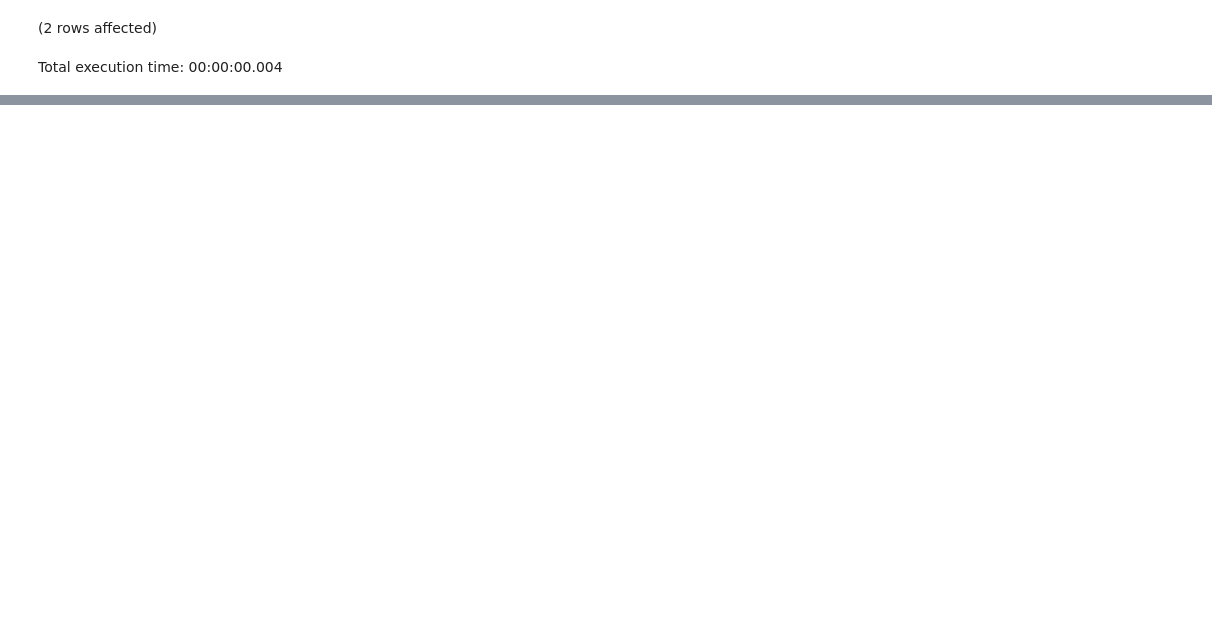
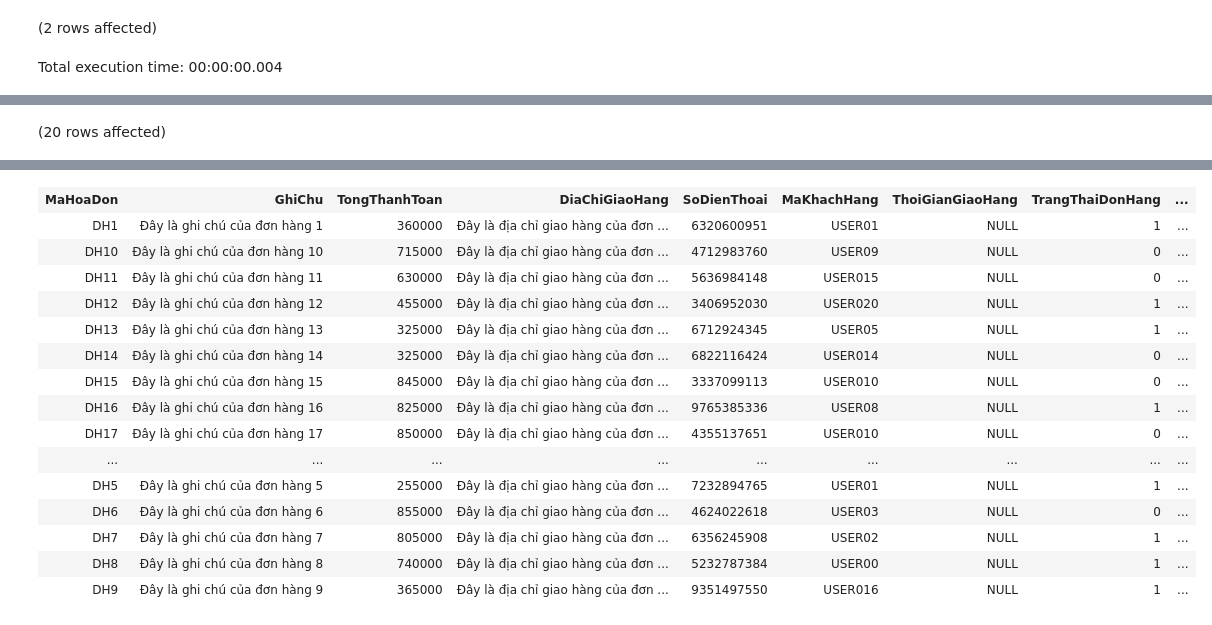
Before and after one commit to LienNTB/QuanLyHoaCu, a Jupyter notebook: data/2_ThemDuLieu.ipynb, the cells around one changed output, grey strips where cells are left out. Saved outputs shown, nothing was run; the diff lists cells and outputs as text; code cells hidden in the pictures; blank space fills up the shorter version.

Commit message:
addData, load View admin (SanPham,LoaiSanPham,KhachHang)

```diff
--- a/data/2_ThemDuLieu.ipynb
+++ b/data/2_ThemDuLieu.ipynb
@@ -84,0 +307,4 @@ Total execution time: 00:00:00.078
+# %%
+select * from HoaDon
+# %% [output]
+(20 rows affected)
@@ -84,0 +312,16 @@ Total execution time: 00:00:00.078
+| MaHoaDon | GhiChu | TongThanhToan | DiaChiGiaoHang | SoDienThoai | MaKhachHang | ThoiGianGiaoHang | TrangThaiDonHang | ... |
+| DH1 | Đây là ghi chú của đơn hàng 1 | 360000 | Đây là địa chỉ giao hàng của đơn ... | 6320600951 | USER01 | NULL | 1 | ... |
+| DH10 | Đây là ghi chú của đơn hàng 10 | 715000 | Đây là địa chỉ giao hàng của đơn ... | 4712983760 | USER09 | NULL | 0 | ... |
+| DH11 | Đây là ghi chú của đơn hàng 11 | 630000 | Đây là địa chỉ giao hàng của đơn ... | 5636984148 | USER015 | NULL | 0 | ... |
+| DH12 | Đây là ghi chú của đơn hàng 12 | 455000 | Đây là địa chỉ giao hàng của đơn ... | 3406952030 | USER020 | NULL | 1 | ... |
+| DH13 | Đây là ghi chú của đơn hàng 13 | 325000 | Đây là địa chỉ giao hàng của đơn ... | 6712924345 | USER05 | NULL | 1 | ... |
+| DH14 | Đây là ghi chú của đơn hàng 14 | 325000 | Đây là địa chỉ giao hàng của đơn ... | 6822116424 | USER014 | NULL | 0 | ... |
+| DH15 | Đây là ghi chú của đơn hàng 15 | 845000 | Đây là địa chỉ giao hàng của đơn ... | 3337099113 | USER010 | NULL | 0 | ... |
+| DH16 | Đây là ghi chú của đơn hàng 16 | 825000 | Đây là địa chỉ giao hàng của đơn ... | 9765385336 | USER08 | NULL | 1 | ... |
+| DH17 | Đây là ghi chú của đơn hàng 17 | 850000 | Đây là địa chỉ giao hàng của đơn ... | 4355137651 | USER010 | NULL | 0 | ... |
+| ... | ... | ... | ... | ... | ... | ... | ... | ... |
+| DH5 | Đây là ghi chú của đơn hàng 5 | 255000 | Đây là địa chỉ giao hàng của đơn ... | 7232894765 | USER01 | NULL | 1 | ... |
+| DH6 | Đây là ghi chú của đơn hàng 6 | 855000 | Đây là địa chỉ giao hàng của đơn ... | 4624022618 | USER03 | NULL | 0 | ... |
+| DH7 | Đây là ghi chú của đơn hàng 7 | 805000 | Đây là địa chỉ giao hàng của đơn ... | 6356245908 | USER02 | NULL | 1 | ... |
+| DH8 | Đây là ghi chú của đơn hàng 8 | 740000 | Đây là địa chỉ giao hàng của đơn ... | 5232787384 | USER00 | NULL | 1 | ... |
+| DH9 | Đây là ghi chú của đơn hàng 9 | 365000 | Đây là địa chỉ giao hàng của đơn ... | 9351497550 | USER016 | NULL | 1 | ... |
```
Also changed, not shown: parts of 15 cells of this notebook, 25 other files.
